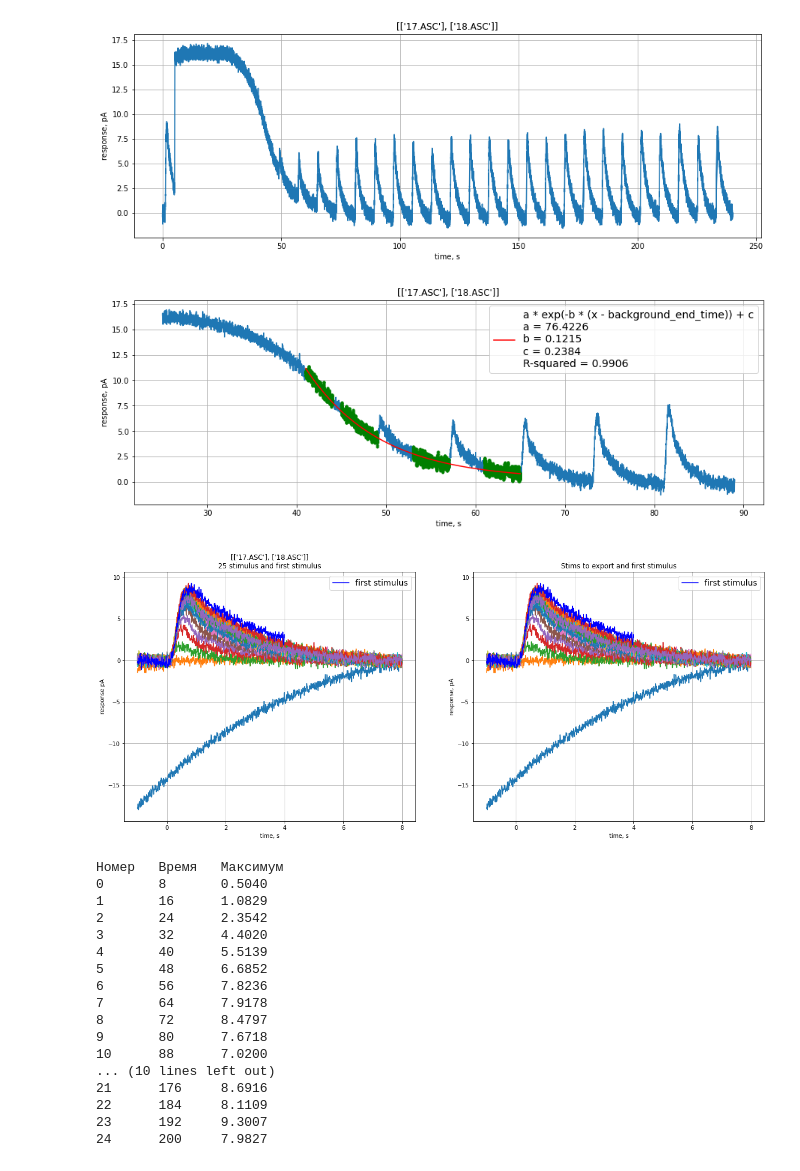
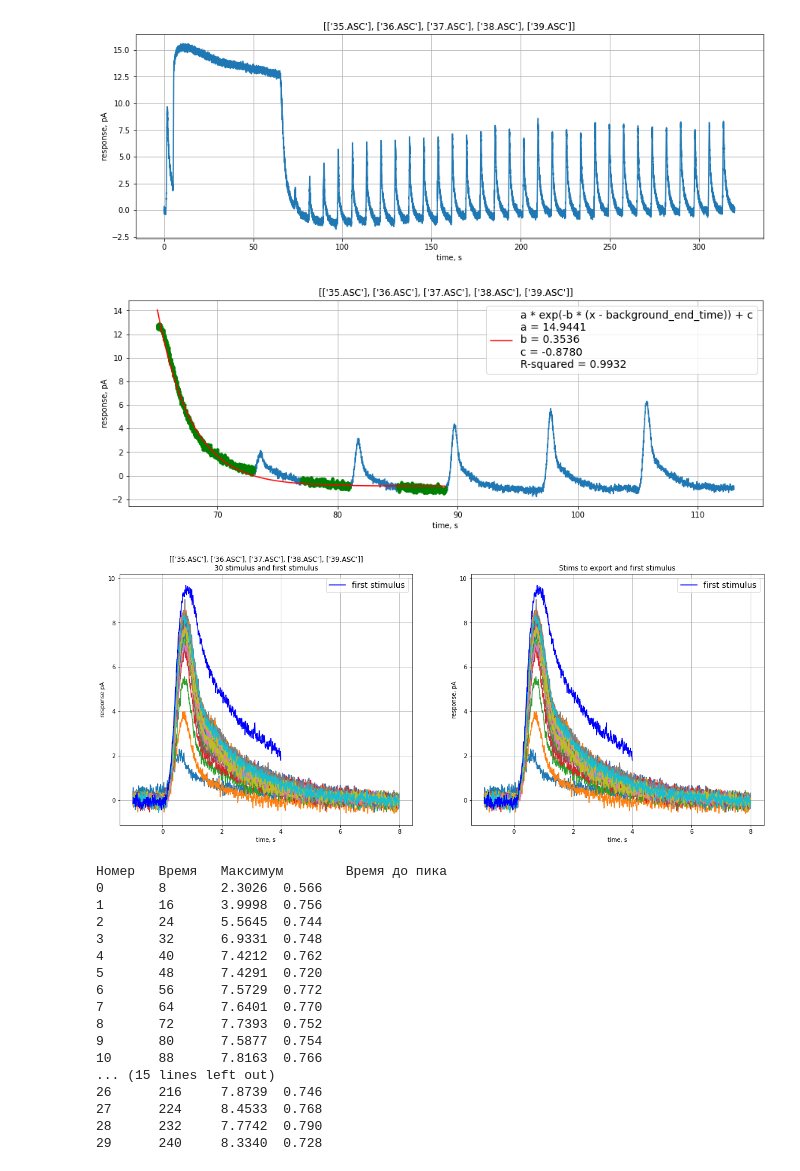
Before and after one commit to AndreiZherder/adaptation-memory, a Jupyter notebook: frog-rod.ipynb, the cells around one changed output. Saved outputs shown, nothing was run; the diff lists cells and outputs as text; code cells hidden in the pictures.

Commit message:
frog-rod - times_to_peak

```diff
--- a/frog-rod.ipynb
+++ b/frog-rod.ipynb
@@ -2,7 +2,7 @@
 import matplotlib.pyplot as plt
 import numpy as np
 from scipy import stats, optimize
-#v. 20221208.2
+#v. 20221209.1
 
 filedir = './data/frog-rod/'
 outputdir = './output/frog-rod/'
@@ -10,8 +10,11 @@ outputdir = './output/frog-rod/'
 # файлы, перечисленные в строках, склеиваются
 # каждая строка - это сигнал
 # проводится усреднение (сигналы складываются и сумма делится на количество строк)
-filenames = [['17.ASC'],
-             ['18.ASC'],
+filenames = [['35.ASC'],
+             ['36.ASC'],
+             ['37.ASC'],
+             ['38.ASC'],
+             ['39.ASC'],
             ]
 fs = 500                        # частота дискретизации, Гц
 signal_scale = 1                # коэффициент масштабирования сигнала
@@ -19,12 +22,12 @@ signal_unit = 'pA'              # единица измерения сигнал
 first_stim_start_time = 1       # начало первого стимула, с
 period = 8                      # период следования стимулов, с
 background_start_time = 5       # начало фоновой засветки, с
-background_duration = 20        # длительность фоновой засветки, с
-sign = 1                        # полярность {1:'стимулы вверх', -1:'стимулы вниз'}
+background_duration = 60        # длительность фоновой засветки, с
+sign = -1                        # полярность {1:'стимулы вверх', -1:'стимулы вниз'}
 stims_to_delete = []            # номера неудачных стимулов (перечислить через запятую)
 stims_to_export = []            # номера стимулов для экспорта в файл (пример: [(0, 2), 25] - с 0 по 2, 25)
-stims_on_exp_cnt = 4            # количество стимулов, участвующих в аппроксимации нисходящей экспоненты после окончания засветки
-first_segment_on_exp = [41, 44]       # первый отрезок, использующийся для аппроксимации экспоненты после выключения засветки (пример [41, 43]), с
+stims_on_exp_cnt = 2            # количество стимулов, участвующих в аппроксимации нисходящей экспоненты после окончания засветки
+first_segment_on_exp = []       # первый отрезок, использующийся для аппроксимации экспоненты после выключения засветки (пример [41, 43]), с
 # начало первого импульса после фоновой засветки
 after_background_start_time = first_stim_start_time + ((background_start_time + background_duration - first_stim_start_time) // period + 1) * period
 background_end_time = background_start_time + background_duration
@@ -64,7 +71,7 @@ ax.set_ylabel('response, ' + signal_unit)
 ax.set_title(filenames)
 ax.grid()
 # %% [output]
-[figure, old version]
+[figure, new version]
 # %%
 # Расчет нисходящей экспоненты
 size = period // 2 * fs # хвост стимула - половина периода
@@ -131,7 +138,7 @@ ax.set_title(filenames)
 ax.legend(prop={"size": 14})
 ax.grid()
 # %% [output]
-[figure, old version]
+[figure, new version]
 # %%
 # Расчет количества и позиций стимулов
 
@@ -187,6 +194,7 @@ begin = (first_stim_start_time - 1) * fs
 end = background_start_time * fs
 first_stim = np.array(signal[begin:end])
 first_stim_max = first_stim.max()
+first_stim_time_to_peak = first_stim.argmax() / fs - 1
 
 size = (period + 1) * fs
 temp_t = np.linspace(-1, period - 1 / fs, size)
@@ -198,66 +206,71 @@ for stim in stims:
 end = background_start_time * fs
 ax1.plot(temp_t[:end], first_stim, 'b', label='first stimulus')
 ax1.legend(prop={"size": 14})
 ax1.set_xlabel('time, s')
 ax1.set_ylabel('response ' + signal_unit)
 ax1.set_title(f'{filenames}\n{stims_cnt} stimulus and first stimulus')
 ax1.grid()
 
 numbers = set()
 if not stims_to_export:
     numbers = set(range(stims_cnt))
 else:
     for number in stims_to_export:
         if type(number) is tuple:
             numbers |= set(range(number[0], min(number[1] + 1, stims_cnt)))
         else:
             if number < stims_cnt:
                 numbers.add(number)
 stims_to_export = list(sorted(numbers))
 
 for number in stims_to_export:
     ax2.plot(temp_t, stims[number])
 end = background_start_time * fs
 ax2.plot(temp_t[:end], first_stim, 'b', label='first stimulus')
 ax2.legend(prop={"size": 14})
 ax2.set_xlabel('time, s')
 ax2.set_ylabel('response, ' + signal_unit)
 ax2.set_title('Stims to export and first stimulus')
 ax2.grid()
 # %% [output]
-[figure, old version]
+[figure, new version]
 # %%
-# Аппроксимация максимумов стимулов экспонентой
+# Аппроксимация максимумов стимулов и времен до пика экспонентой
 def func(x, a, b, c):
     return a * np.exp(-b * x) + c
 
-stims_maximums = np.array([stim.max() for stim in stims])
+times_to_peak = np.zeros(stims_cnt)
+stims_maximums = np.zeros(stims_cnt)
+for i, stim in enumerate(stims):
+     pos = stim.argmax()
+     times_to_peak[i] = pos / fs - 1
+     stims_maximums[i] = stim[pos]
 
 # Считается расстояние между началом первого импульса после фоновой засветки и ее концом
-# График максимумов стимулов начинает строится в точке, равной рассчитанному расстоянию
+# Графики максимумов стимулов и времен до пика начинают строиться в точке, равной рассчитанному расстоянию
 stims_t -= background_end_time
 
-print('Номер\tВремя\tМаксимум')
-for i, (x, stim_maximum) in enumerate(zip(stims_t, stims_maximums)):
-    print(f'{i}\t{x}\t{stim_maximum:.4f}')
+print('Номер\tВремя\tМаксимум\tВремя до пика')
+for i, (x, stim_maximum, time_to_peak) in enumerate(zip(stims_t, stims_maximums, times_to_peak)):
+    print(f'{i}\t{x}\t{stim_maximum:.4f}\t{time_to_peak:.3f}')
 # %% [output]
-Номер   Время   Максимум
-0       8       0.5040
-1       16      1.0829
-2       24      2.3542
-3       32      4.4020
-4       40      5.5139
-5       48      6.6852
-6       56      7.8236
-7       64      7.9178
-8       72      8.4797
-9       80      7.6718
-10      88      7.0200
-... (10 lines left out)
-21      176     8.6916
-22      184     8.1109
-23      192     9.3007
-24      200     7.9827
+Номер   Время   Максимум        Время до пика
+0       8       2.3026  0.566
+1       16      3.9998  0.756
+2       24      5.5645  0.744
+3       32      6.9331  0.748
+4       40      7.4212  0.762
+5       48      7.4291  0.720
+6       56      7.5729  0.772
+7       64      7.6401  0.770
+8       72      7.7393  0.752
+9       80      7.5877  0.754
+10      88      7.8163  0.766
+... (15 lines left out)
+26      216     7.8739  0.746
+27      224     8.4533  0.768
+28      232     7.7742  0.790
+29      240     8.3340  0.728
 # %%
 # Удаление неудачных стимулов
 stims_maximums = np.delete(stims_maximums, stims_to_delete)
```
Also changed, not shown: parts of 3 cells of this notebook.
